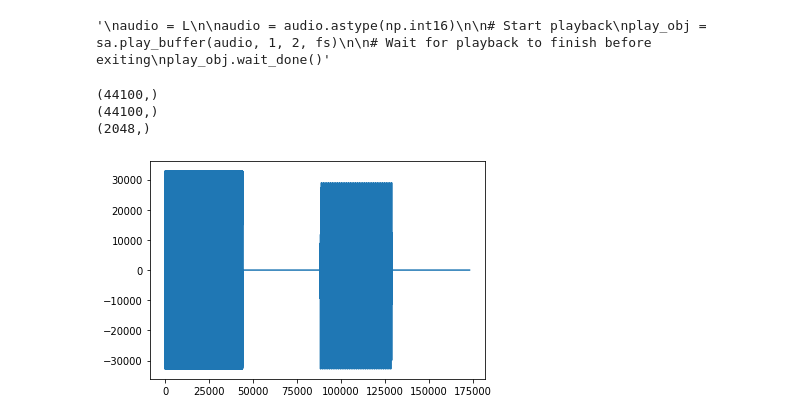
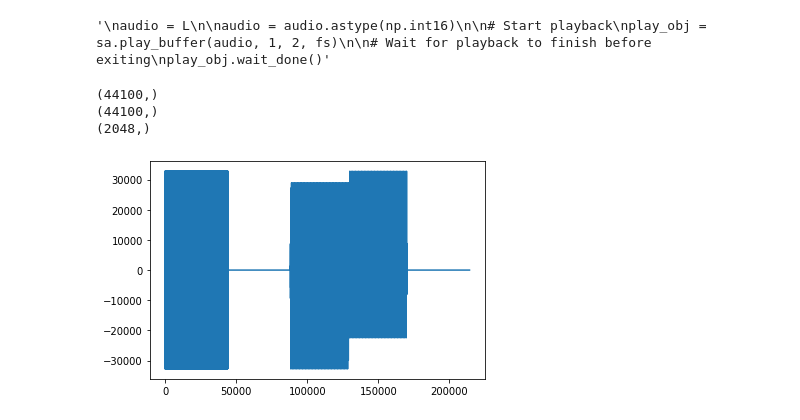
Before and after one commit to kaijunge/CleanNoise_GF3, a Jupyter notebook: Audio tests.ipynb, the cells around one changed output. Drawn from its saved outputs; the diff is of its cells as text; code cells hidden in the pictures.

Commit message:
Progress update - converting unknown signal to QPSK symbols. Very messy code, just for record keeping purposes.

```diff
--- a/Audio tests.ipynb
+++ b/Audio tests.ipynb
@@ -127,7 +127,7 @@ plot_y(y[cntr - rng2:cntr  + rng2])
 # %%
-repeat = 10
+repeat = 20
 dft = 2048
-time_start_index = cntr + dh + 44100
+time_start_index = cntr + dh + 44100 + dft*0
 time = y[time_start_index-1000:time_start_index+repeat*dft + 1000]
 
 plot_y(time)
@@ -336,0 +315,9 @@ print(out)'''
+# %%
+res = response[:10]
+plt.scatter([0.71,0.71,-0.71,-0.71],[0.71,-0.71,0.71,-0.71], s = 200)
+plt.plot([-2,2], [0,0])
+plt.plot([0,0], [-2,2])
+
+plt.scatter(res.real, res.imag)
+for val in res:
+    print(val)
@@ -492,0 +484,12 @@ for i in range(20):
+# %%
+for i in range(20):
+    val = F[1][i]
+    RE = "Plus"
+    IM = "Plus"
+    if val.real < 0:
+        RE = "Minus"
+
+    if val.imag < 0:
+        IM = "Minus"
+
+    print(RE, IM)
@@ -516,35 +540,42 @@ one_sec_zeros = np.zeros(fs)
 
 print(one_sec_zeros.shape)
 print(scaled.shape)
 print(T[0].shape)
 
 
 for i in range(20):
     if i ==0:
-        T_0_10_times = T[0]
+        T_0_many_times = T[0]
     else:
-        T_0_10_times = np.concatenate((T_0_10_times, T[0]))
+        T_0_many_times = np.concatenate((T_0_many_times, T[0]))
 
 
-out = np.concatenate((scaled,one_sec_zeros,T_0_10_times,one_sec_zeros))
-write('chirp_signal_2.wav', 44100, out)
+for i in range(20):
+    if i ==0:
+        T_1_many_times = T[1]
+    else:
+        T_1_many_times = np.concatenate((T_1_many_times, T[1]))
+
+
+out = np.concatenate((scaled,one_sec_zeros,T_0_many_times,T_1_many_times,one_sec_zeros))
+write('chirp_signal_3.wav', 44100, out)
 
 
 note = out
 # Ensure that highest value is in 16-bit range
 audio = note * (2**15 - 1) / np.max(np.abs(note))
 
 plot_y(audio)
 # Convert to 16-bit data
 audio = audio.astype(np.int16)
 
 # Start playback
 play_obj = sa.play_buffer(audio, 1, 2, fs)
 
 # Wait for playback to finish before exiting
 play_obj.wait_done()
 # %% [output]
 (44100,)
 (44100,)
 (2048,)
-[figure, old version]
+[figure, new version]
```
Also changed, not shown: parts of 14 cells of this notebook.
